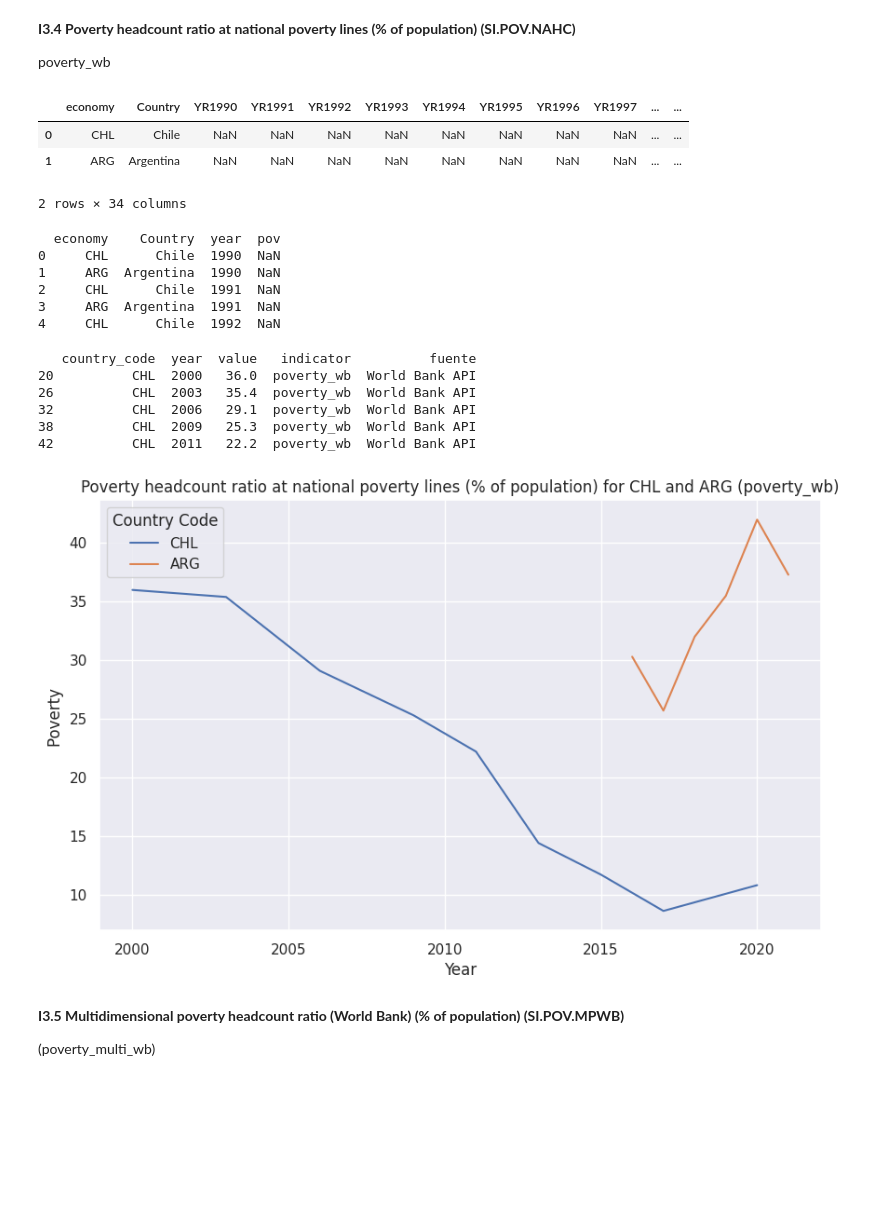
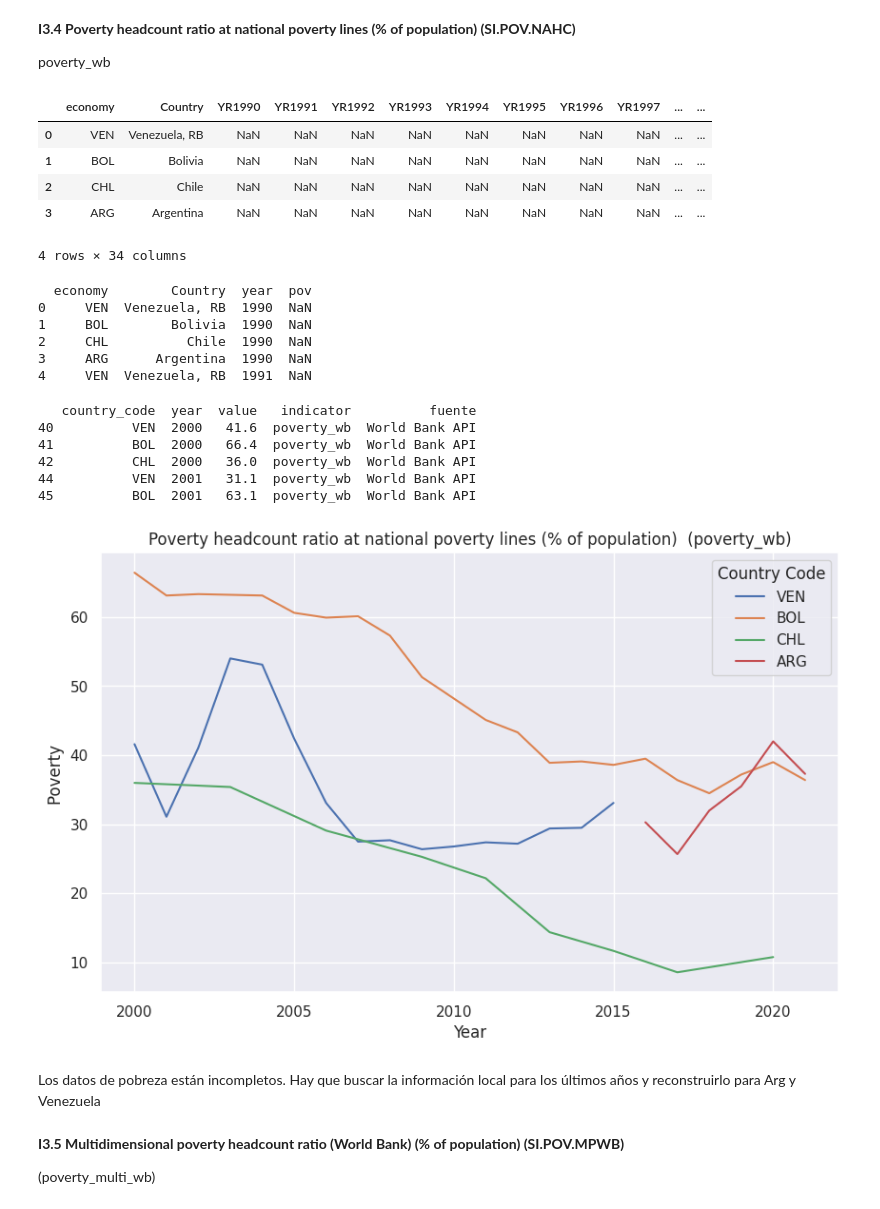
Before and after one commit to natdebandi/migmobs_exploratory, a Jupyter notebook: dataset_construction_v3.ipynb, the cells around one changed output. Drawn from its saved outputs; the diff is of its cells as text; code cells hidden in the pictures; blank space fills up the shorter version.

```diff
--- a/dataset_construction_v3.ipynb
+++ b/dataset_construction_v3.ipynb
@@ -1342,7 +1338,7 @@ db_indicators.to_csv('db_indicators.csv', index=False)
 
 (gdp_wb)
 # %%
-gdp=wb.data.DataFrame('NY.GDP.MKTP.CD', ['ARG', 'CHL'], range(1990, 2022), labels=True)
+gdp=wb.data.DataFrame('NY.GDP.MKTP.CD', ['ARG', 'CHL','BOL', 'VEN'], range(1990, 2022), labels=True)
 gdp = gdp.reset_index()
 gdp
 # %% [output]
@@ -1424,7 +1414,7 @@ plt.show()
 
 (gini_wb)
 # %%
-gini=wb.data.DataFrame('SI.POV.GINI', ['ARG', 'CHL'], range(1990, 2022), labels=True)
+gini=wb.data.DataFrame('SI.POV.GINI', ['ARG', 'CHL','BOL', 'VEN'], range(1990, 2022), labels=True)
 gini = gini.reset_index()
 gini
 # %% [output]
@@ -1504,14 +1490,16 @@ plt.show()
 
 poverty_wb
 # %%
-pov=wb.data.DataFrame('SI.POV.NAHC', ['ARG', 'CHL'], range(1990, 2022), labels=True)
+pov=wb.data.DataFrame('SI.POV.NAHC', ['ARG', 'CHL','BOL', 'VEN'], range(1990, 2022), labels=True)
 pov = pov.reset_index()
 pov
 # %% [output]
 |  | economy | Country | YR1990 | YR1991 | YR1992 | YR1993 | YR1994 | YR1995 | YR1996 | YR1997 | ... | ... |
-| 0 | CHL | Chile | NaN | NaN | NaN | NaN | NaN | NaN | NaN | NaN | ... | ... |
-| 1 | ARG | Argentina | NaN | NaN | NaN | NaN | NaN | NaN | NaN | NaN | ... | ... |
+| 0 | VEN | Venezuela, RB | NaN | NaN | NaN | NaN | NaN | NaN | NaN | NaN | ... | ... |
+| 1 | BOL | Bolivia | NaN | NaN | NaN | NaN | NaN | NaN | NaN | NaN | ... | ... |
+| 2 | CHL | Chile | NaN | NaN | NaN | NaN | NaN | NaN | NaN | NaN | ... | ... |
+| 3 | ARG | Argentina | NaN | NaN | NaN | NaN | NaN | NaN | NaN | NaN | ... | ... |
-2 rows × 34 columns
+4 rows × 34 columns
 # %%
 # Realizar la transformación pivot usando melt
 
@@ -1526,12 +1514,12 @@ pov['year'] = pov['year'].str.replace('YR', '')
 # Mostrar las primeras filas de la tabla transformada
 print(pov.head())
 # %% [output]
-  economy    Country  year  pov
-0     CHL      Chile  1990  NaN
-1     ARG  Argentina  1990  NaN
-2     CHL      Chile  1991  NaN
-3     ARG  Argentina  1991  NaN
-4     CHL      Chile  1992  NaN
+  economy        Country  year  pov
+0     VEN  Venezuela, RB  1990  NaN
+1     BOL        Bolivia  1990  NaN
+2     CHL          Chile  1990  NaN
+3     ARG      Argentina  1990  NaN
+4     VEN  Venezuela, RB  1991  NaN
 # %%
 #creo el indicador y lo agrego a la base
 db_temp = pov[['economy', 'year','pov']]
@@ -1547,11 +1535,11 @@ db_temp = db_temp.dropna(subset=['value'])
 print(db_temp.head())
 # %% [output]
    country_code  year  value   indicator          fuente
-20          CHL  2000   36.0  poverty_wb  World Bank API
-26          CHL  2003   35.4  poverty_wb  World Bank API
-32          CHL  2006   29.1  poverty_wb  World Bank API
-38          CHL  2009   25.3  poverty_wb  World Bank API
-42          CHL  2011   22.2  poverty_wb  World Bank API
+40          VEN  2000   41.6  poverty_wb  World Bank API
+41          BOL  2000   66.4  poverty_wb  World Bank API
+42          CHL  2000   36.0  poverty_wb  World Bank API
+44          VEN  2001   31.1  poverty_wb  World Bank API
+45          BOL  2001   63.1  poverty_wb  World Bank API
 # %%
 db_indicators = pd.concat([db_indicators, db_temp], axis=0)
 # %%
@@ -1559,21 +1547,17 @@ db_indicators = pd.concat([db_indicators, db_temp], axis=0)
 db_indicators['year'] = db_indicators['year'].astype(int)
 # %%
 filtered_df = db_indicators[db_indicators['indicator'] == 'poverty_wb']
-
-# Filter for countries CHL and ARG
-countries = ['CHL', 'ARG']
-country_df = filtered_df[filtered_df['country_code'].isin(countries)]
 
 # Create the time series plot using seaborn
 plt.figure(figsize=(10, 6))
 sns.set_theme(style="darkgrid")
-sns.lineplot(x='year', y='value', hue='country_code', data=country_df)
+sns.lineplot(x='year', y='value', hue='country_code', data=filtered_df)
 
 plt.xlabel('Year')
 plt.ylabel('Poverty ')
-plt.title('Poverty headcount ratio at national poverty lines (% of population) for CHL and ARG (poverty_wb)')
+plt.title('Poverty headcount ratio at national poverty lines (% of population)  (poverty_wb)')
 plt.legend(title='Country Code')
 plt.grid(True)
 plt.show()
 # %% [output]
-[figure, old version]
+[figure, new version]
@@ -1583,3 +1564,5 @@ db_indicators.to_csv('db_indicators.csv', index=False)
+# %% [markdown]
+Los datos de pobreza están incompletos. Hay que buscar la información local para los últimos años y reconstruirlo para Arg y Venezuela
 # %% [markdown]
 **I3.5 Multidimensional poverty headcount ratio (World Bank) (% of population) (SI.POV.MPWB)**
 
```
Also changed, not shown: parts of 11 cells of this notebook.
